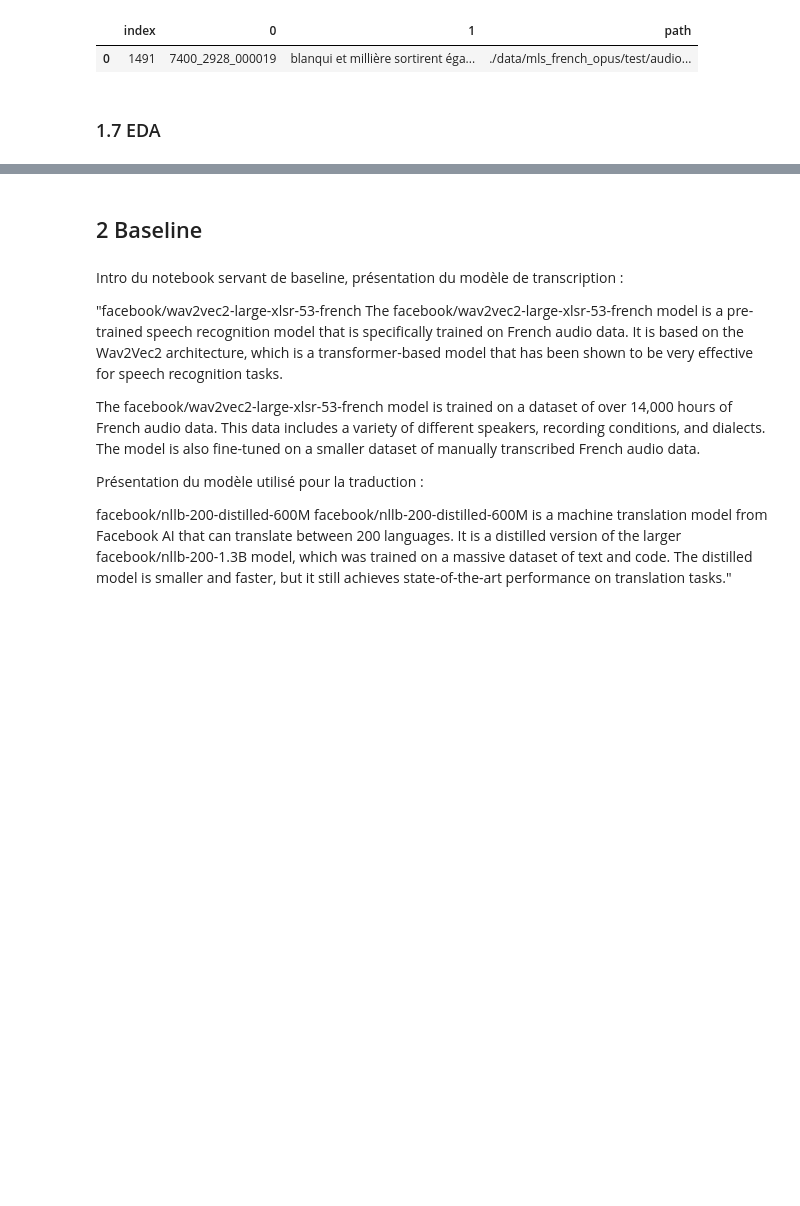
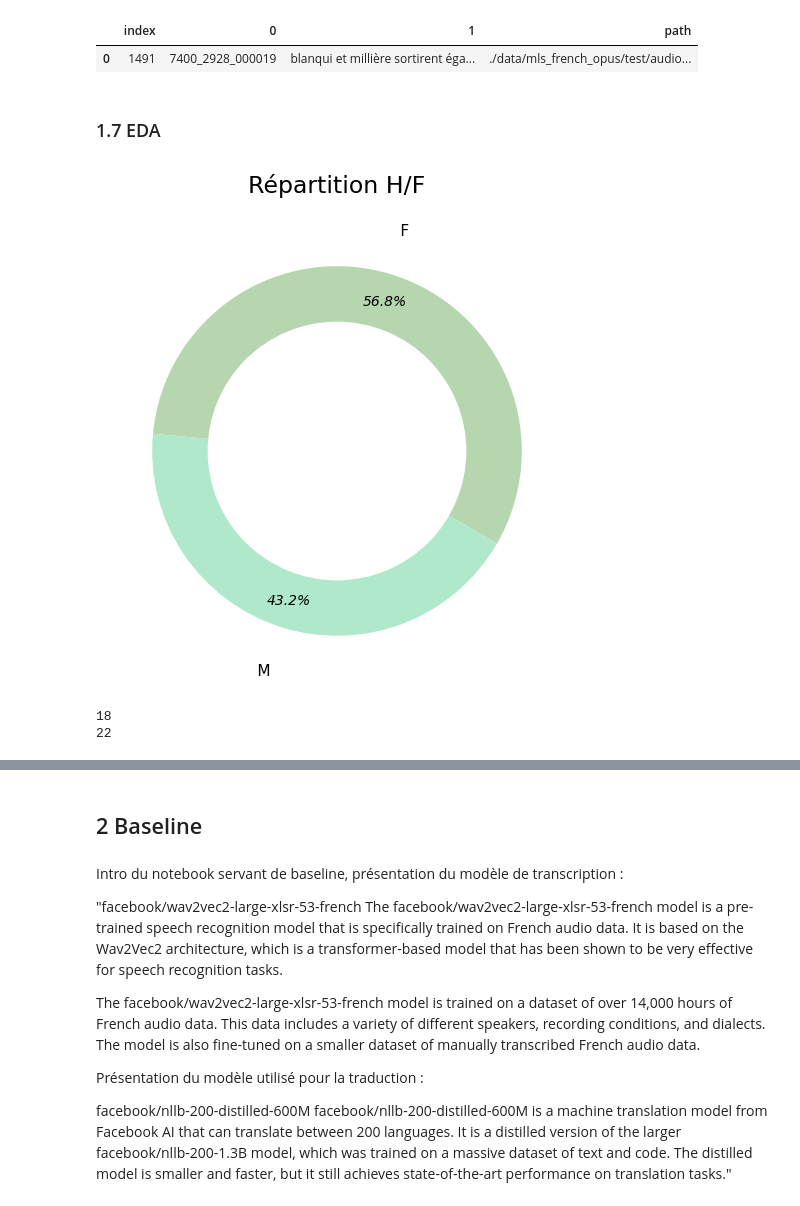
Before and after one commit to Kiwinokoto/OC_projet_7_Transcription_speech_to_text_et_traduction, a Jupyter notebook: Oudelet_Kevin_1_notebook_pretraitement_130424.ipynb, the cells around one changed output, grey strips where cells are left out. Cells and saved outputs as stored; diff of their text form; code cells hidden in the pictures; blank space fills up the shorter version.

```diff
--- a/Oudelet_Kevin_1_notebook_pretraitement_130424.ipynb
+++ b/Oudelet_Kevin_1_notebook_pretraitement_130424.ipynb
@@ -480,0 +748,16 @@ test_data.head()
+# %%
+# Infos générales sur le dataset, exemple :
+# répartition H/F (lecteurs/lectrices)
+
+doughnut(data, 'gender', 'Répartition H/F')
+# %% [output]
+[figure, added]
+# %%
+# nb de lecteurs/lectrices
+print(data['speaker'].nunique())
+
+# nb de livres différents
+print(data['book id'].nunique())
+# %% [output]
+18
+22
```
Also changed, not shown: parts of 30 cells of this notebook, 1 other file.
